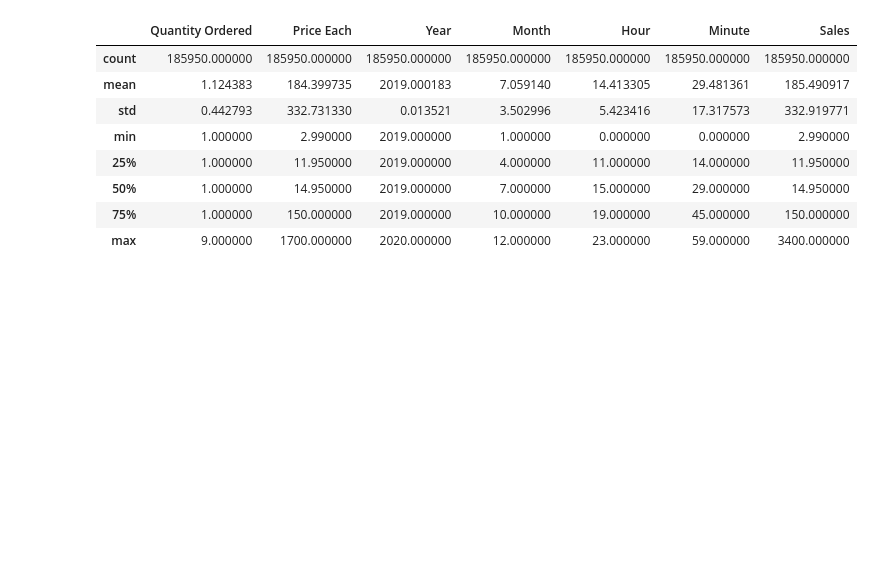
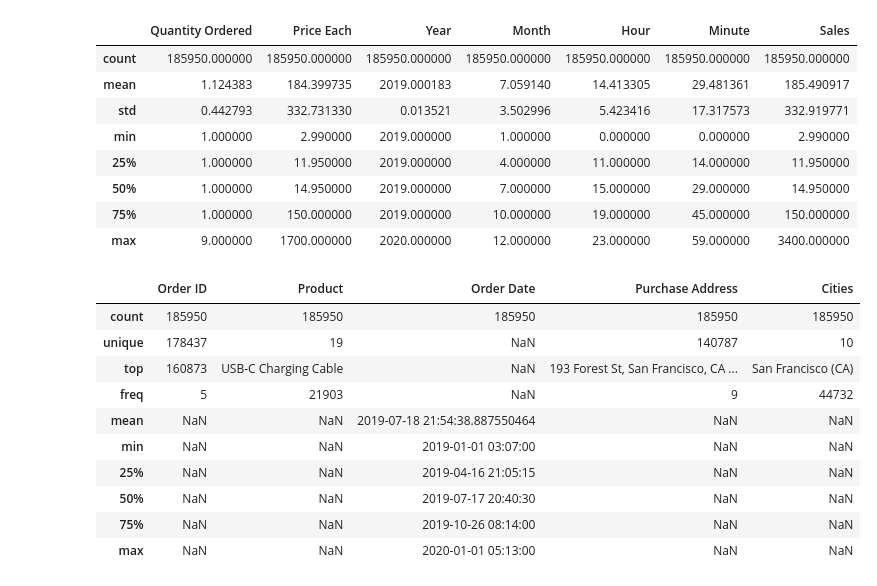
Before and after one commit to masete/Sales-Data-Deep-Analysis, a Jupyter notebook: deep_analysis.ipynb, the cells around one changed output. Saved outputs shown, nothing was run; the diff lists cells and outputs as text; code cells hidden in the pictures; blank space fills up the shorter version.

Commit message:
numeric type of data

```diff
--- a/deep_analysis.ipynb
+++ b/deep_analysis.ipynb
@@ -328,3 +328,20 @@ sales_data_numeric
 | 50% | 1.000000 | 14.950000 | 2019.000000 | 7.000000 | 15.000000 | 29.000000 | 14.950000 |
 | 75% | 1.000000 | 150.000000 | 2019.000000 | 10.000000 | 19.000000 | 45.000000 | 150.000000 |
 | max | 9.000000 | 1700.000000 | 2020.000000 | 12.000000 | 23.000000 | 59.000000 | 3400.000000 |
+# %%
+# statistical measure of sales data without numeric type of data
+sales_data_object = sales_data.describe(exclude=[np.number],datetime_is_numeric=True)
+"Statistical Measure of Sales Data in Object / Str Data"
+sales_data_object
+# %% [output]
+|  | Order ID | Product | Order Date | Purchase Address | Cities |
+| count | 185950 | 185950 | 185950 | 185950 | 185950 |
+| unique | 178437 | 19 | NaN | 140787 | 10 |
+| top | 160873 | USB-C Charging Cable | NaN | 193 Forest St, San Francisco, CA ... | San Francisco (CA) |
+| freq | 5 | 21903 | NaN | 9 | 44732 |
+| mean | NaN | NaN | 2019-07-18 21:54:38.887550464 | NaN | NaN |
+| min | NaN | NaN | 2019-01-01 03:07:00 | NaN | NaN |
+| 25% | NaN | NaN | 2019-04-16 21:05:15 | NaN | NaN |
+| 50% | NaN | NaN | 2019-07-17 20:40:30 | NaN | NaN |
+| 75% | NaN | NaN | 2019-10-26 08:14:00 | NaN | NaN |
+| max | NaN | NaN | 2020-01-01 05:13:00 | NaN | NaN |
```
